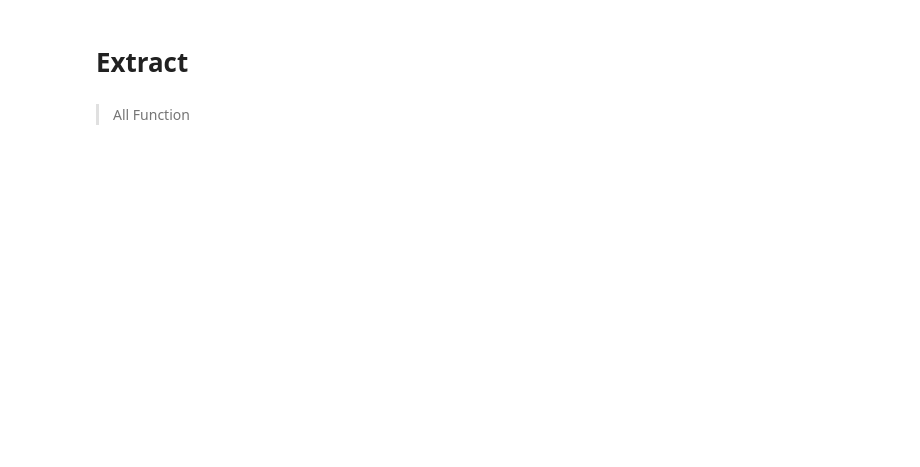
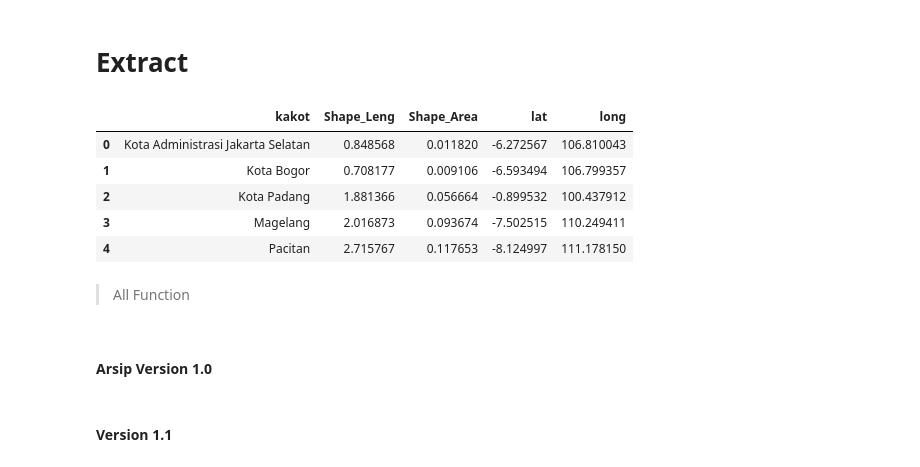
Before and after one commit to bebenGP/code-script-spatial-working, a Jupyter notebook: 17_scrapping_gmaps/gmaps/script/scrape_gmaps_bgp.ipynb, the cells around one changed output. Saved outputs shown, nothing was run; the diff lists cells and outputs as text; code cells hidden in the pictures; blank space fills up the shorter version.

```diff
--- a/17_scrapping_gmaps/gmaps/script/scrape_gmaps_bgp.ipynb
+++ b/17_scrapping_gmaps/gmaps/script/scrape_gmaps_bgp.ipynb
@@ -9,11 +11,20 @@ from selenium.common.exceptions import NoSuchElementException
 import time
 # %%
-data = r"C:\Users\bputra\OneDrive - ESRI Indonesia\PT ESRI Indonesia\Research\code-script\17_scrapping_gmaps\gmaps\input\kabkot_list_and_xy_sample.csv"
+data = r"D:\SCRIPT - ARCPY - PYTHON\script-python-working-in-esri\17_scrapping_gmaps\gmaps\input\kabkot_list_and_xy_sample.csv"
 df = pd.read_csv(data, delimiter=";")
 pd.DataFrame(df)
+# %% [output]
+|  | kakot | Shape_Leng | Shape_Area | lat | long |
+| 0 | Kota Administrasi Jakarta Selatan | 0.848568 | 0.011820 | -6.272567 | 106.810043 |
+| 1 | Kota Bogor | 0.708177 | 0.009106 | -6.593494 | 106.799357 |
+| 2 | Kota Padang | 1.881366 | 0.056664 | -0.899532 | 100.437912 |
+| 3 | Magelang | 2.016873 | 0.093674 | -7.502515 | 110.249411 |
+| 4 | Pacitan | 2.715767 | 0.117653 | -8.124997 | 111.178150 |
 # %%
 data_lat = df['lat']
 data_long = df['long']
 # %% [markdown]
 > All Function
+# %% [markdown]
+#### Arsip Version 1.0
 # %%
@@ -123,3 +151,5 @@ def url_hit(data_latitude, data_longitude) :
         print('error nih haduhhh')
 
 #---------------------------------------------------------------------------------------------------------------------------------------------------------------------------------------------------------#
+# %% [markdown]
+#### Version 1.1
```
Also changed, not shown: parts of 9 cells of this notebook, 6 other files.
